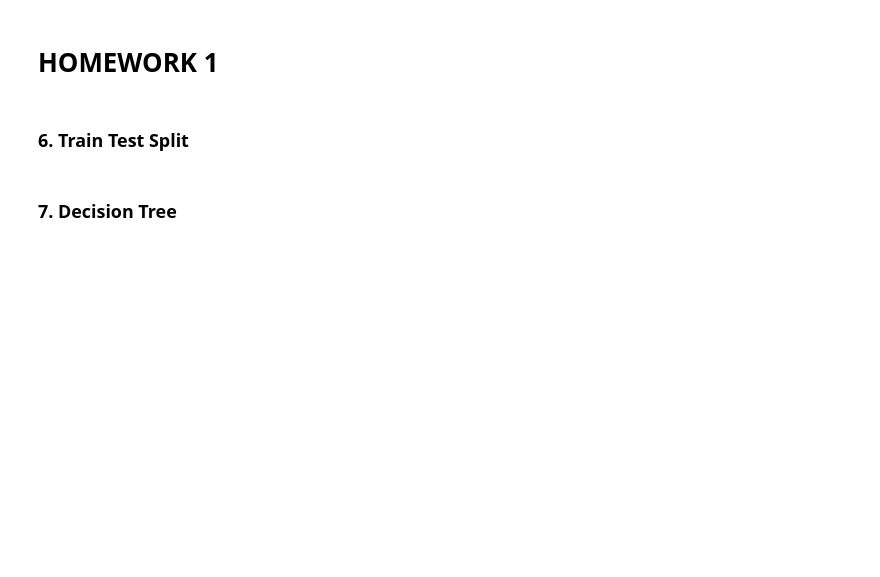
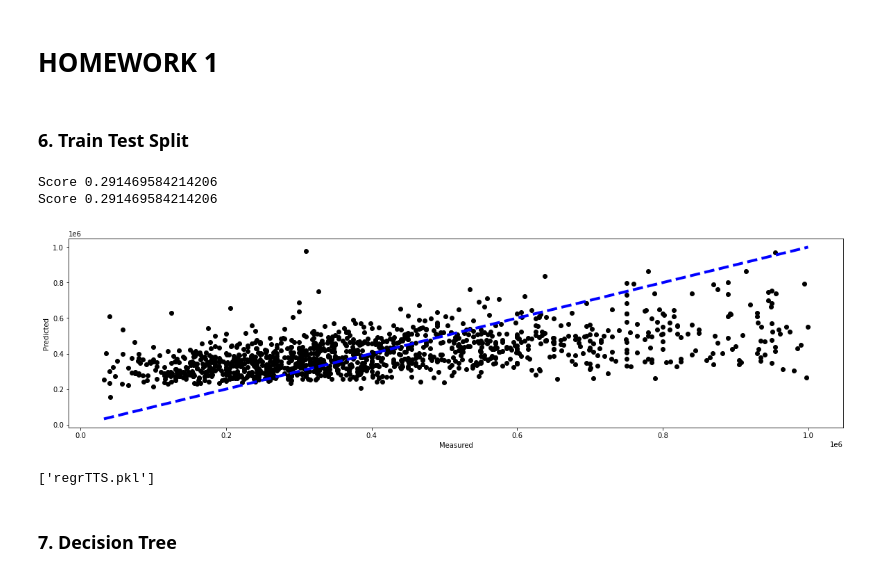
Before and after one commit to Harvard-DCE-BIWADA/S14A2021-Owen-Lester, a Jupyter notebook: lab2/notebooks/lab2_pricing_houses.ipynb, the cells around one changed output. Drawn from its saved outputs; the diff is of its cells as text; code cells hidden in the pictures; blank space fills up the shorter version.

```diff
--- a/lab2/notebooks/lab2_pricing_houses.ipynb
+++ b/lab2/notebooks/lab2_pricing_houses.ipynb
@@ -247,30 +262,55 @@ joblib.dump(regr, 'regr.pkl')
 # %%
 # YOUR TURN
 # Use sklearn train|test|split
 # Ref. https://scikit-learn.org/stable/modules/generated/sklearn.model_selection.train_test_split.html
 
 
-# from sklearn.model_selection import train_test_split
+from sklearn.model_selection import train_test_split
 
 
 # Init x, y test,train @ 33% size (sklearn)
+X = filter_data[features]
+y = filter_data[label]
+
+X_train, X_test, y_train, y_test = train_test_split(X, y, test_size = 0.33)
 
 
 # Determine linear_model (sklearn - above))
 
+regr = linear_model.LinearRegression()
+
 
 # Train linear_model (sklearn)
+regr.fit(X_train, y_train)
+
 
 
 # Score Method 1: (sklearn)
 # Ref. https://stackoverflow.com/questions/45529907/difference-between-model-score-vs-r2-score
 #  https://scikit-learn.org/stable/modules/generated/sklearn.model_selection.train_test_split.html
 
+print("Score", regr.score(X_test, y_test))
+
 # Score Method 2 (sklearn)
-
+y_pred = regr.predict(X_test)
+print("Score", r2_score(y_test, y_pred) )
 
 # Plot outputs (matplotlab - above)
 
+plt.figure(figsize=(20, 5))
+plt.scatter(y_test, y_pred, color='black')
+plt.plot([y_test.min(), y_test.max()], [y_test.min(), y_test.max()], 'k--', lw=4, color='blue')
+
+plt.ylabel('Predicted')
+plt.xlabel('Measured')
+plt.show()
+
 # Download model as pkl file
+joblib.dump(regr, 'regrTTS.pkl')
+# %% [output]
+Score 0.291469584214206
+Score 0.291469584214206
+[figure, added]
+['regrTTS.pkl']
 # %% [markdown]
 ### 7. Decision Tree
```
Also changed, not shown: parts of 8 cells of this notebook, 29 other files.
